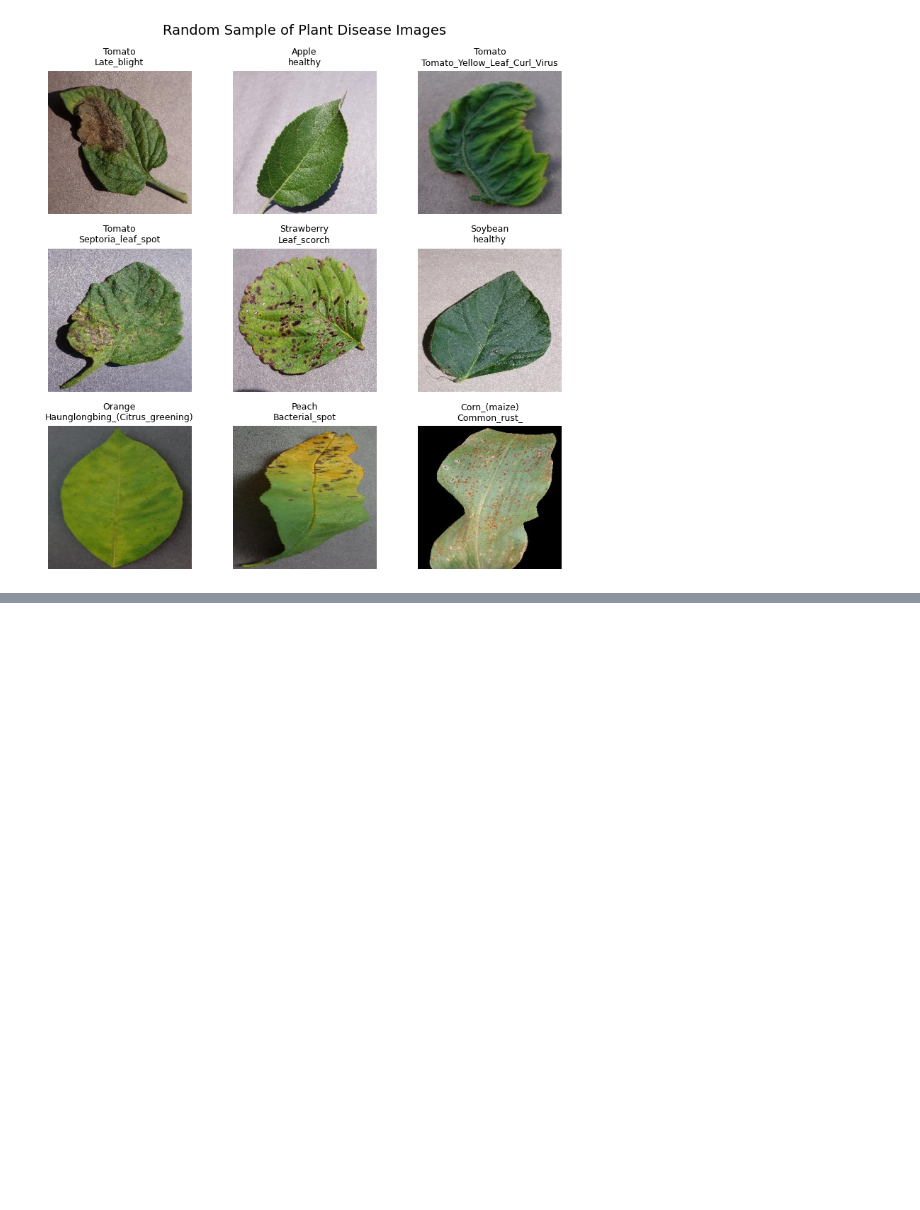
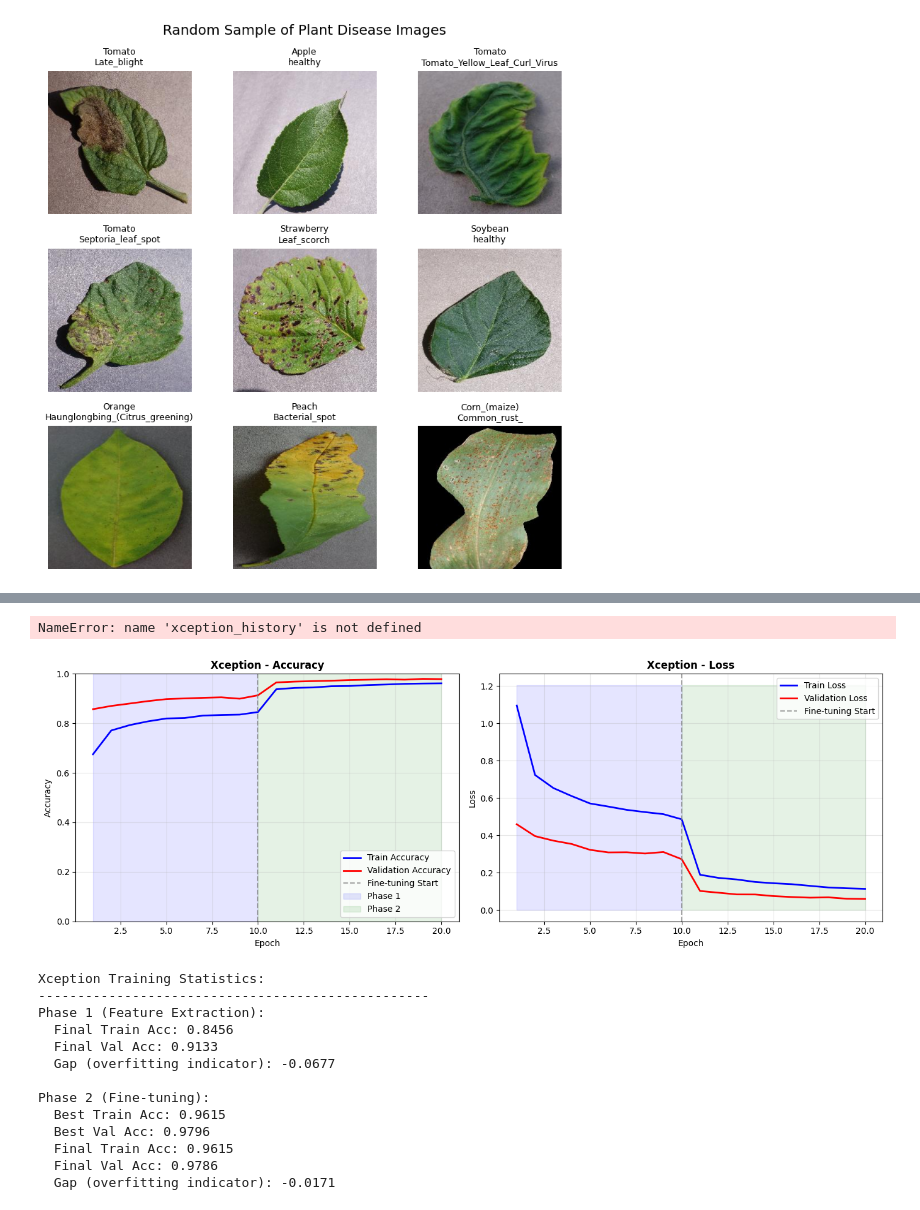
Before and after one commit to oleksiyo/plant-disease-detection, a Jupyter notebook: notebook.ipynb, the cells around one changed output, grey strips where cells are left out. Saved outputs shown, nothing was run; the diff lists cells and outputs as text; code cells hidden in the pictures; blank space fills up the shorter version.

```diff
--- a/notebook.ipynb
+++ b/notebook.ipynb
@@ -403,0 +803,78 @@ NameError: name 'test_data' is not defined
+# %%
+def combine_histories(history1, history2):
+    combined = {}
+    for key in history1.history.keys():
+        combined[key] = history1.history[key] + history2.history[key]
+    return combined
+
+# Combine histories for both models
+xception_full_history = combine_histories(xception_history, xception_history_ft)
+mobilenet_full_history = combine_histories(mobilenet_history, mobilenet_history_ft)
+# %% [output]
+NameError: name 'xception_history' is not defined
+# %%
+def plot_training_history(history, model_name, phase1_epochs):
+
+    fig, axes = plt.subplots(1, 2, figsize=(14, 5))
+
+    epochs = range(1, len(history['accuracy']) + 1)
+
+    # Accuracy Plot
+    axes[0].plot(epochs, history['accuracy'], 'b-', label='Train Accuracy', linewidth=2)
+    axes[0].plot(epochs, history['val_accuracy'], 'r-', label='Validation Accuracy', linewidth=2)
+    axes[0].axvline(x=phase1_epochs, color='gray', linestyle='--', alpha=0.7, label='Fine-tuning Start')
+    axes[0].fill_between(range(1, phase1_epochs + 1), 0, 1, alpha=0.1, color='blue', label='Phase 1')
+    axes[0].fill_between(range(phase1_epochs, len(epochs) + 1), 0, 1, alpha=0.1, color='green', label='Phase 2')
+    axes[0].set_title(f'{model_name} - Accuracy', fontsize=12, fontweight='bold')
+    axes[0].set_xlabel('Epoch')
+    axes[0].set_ylabel('Accuracy')
+    axes[0].legend(loc='lower right')
+    axes[0].grid(True, alpha=0.3)
+    axes[0].set_ylim([0, 1])
+
+    # Loss Plot
+    axes[1].plot(epochs, history['loss'], 'b-', label='Train Loss', linewidth=2)
+    axes[1].plot(epochs, history['val_loss'], 'r-', label='Validation Loss', linewidth=2)
+    axes[1].axvline(x=phase1_epochs, color='gray', linestyle='--', alpha=0.7, label='Fine-tuning Start')
+    axes[1].fill_between(range(1, phase1_epochs + 1), 0, max(history['loss']) * 1.1, alpha=0.1, color='blue')
+    axes[1].fill_between(range(phase1_epochs, len(epochs) + 1), 0, max(history['loss']) * 1.1, alpha=0.1, color='green')
+    axes[1].set_title(f'{model_name} - Loss', fontsize=12, fontweight='bold')
+    axes[1].set_xlabel('Epoch')
+    axes[1].set_ylabel('Loss')
+    axes[1].legend(loc='upper right')
+    axes[1].grid(True, alpha=0.3)
+
+    plt.tight_layout()
+    plt.show()
+
+    # Print statistics
+    print(f"\n{model_name} Training Statistics:")
+    print("-" * 50)
+    print(f"Phase 1 (Feature Extraction):")
+    print(f"  Final Train Acc: {history['accuracy'][phase1_epochs-1]:.4f}")
+    print(f"  Final Val Acc: {history['val_accuracy'][phase1_epochs-1]:.4f}")
+    print(f"  Gap (overfitting indicator): {history['accuracy'][phase1_epochs-1] - history['val_accuracy'][phase1_epochs-1]:.4f}")
+    print(f"\nPhase 2 (Fine-tuning):")
+    print(f"  Best Train Acc: {max(history['accuracy'][phase1_epochs:]):.4f}")
+    print(f"  Best Val Acc: {max(history['val_accuracy'][phase1_epochs:]):.4f}")
+    print(f"  Final Train Acc: {history['accuracy'][-1]:.4f}")
+    print(f"  Final Val Acc: {history['val_accuracy'][-1]:.4f}")
+    print(f"  Gap (overfitting indicator): {history['accuracy'][-1] - history['val_accuracy'][-1]:.4f}")
+
+# Plot training history for Xception
+plot_training_history(xception_full_history, 'Xception', EPOCHS_PHASE1)
+# %% [output]
+[figure, added]
+Xception Training Statistics:
+--------------------------------------------------
+Phase 1 (Feature Extraction):
+  Final Train Acc: 0.8456
+  Final Val Acc: 0.9133
+  Gap (overfitting indicator): -0.0677
+
+Phase 2 (Fine-tuning):
+  Best Train Acc: 0.9615
+  Best Val Acc: 0.9796
+  Final Train Acc: 0.9615
+  Final Val Acc: 0.9786
+  Gap (overfitting indicator): -0.0171
```
Also changed, not shown: parts of 24 cells of this notebook.
